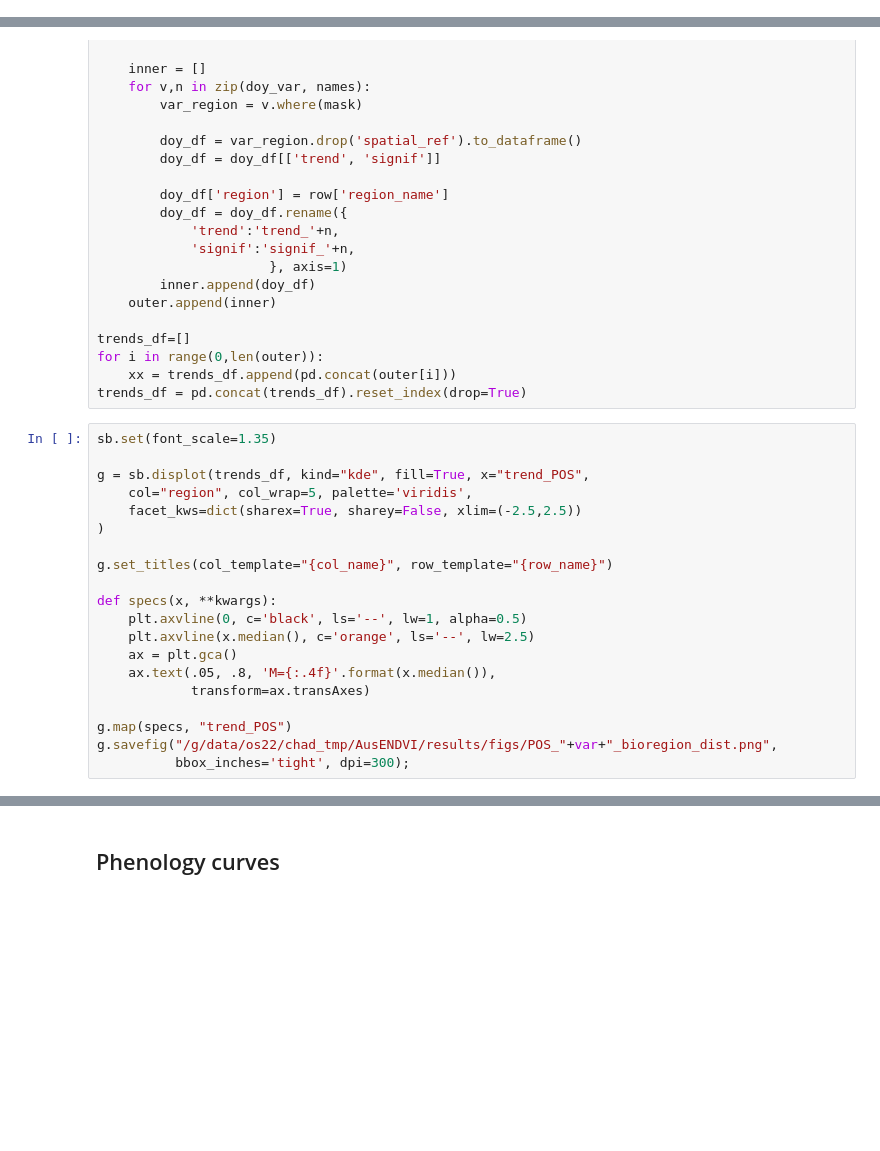
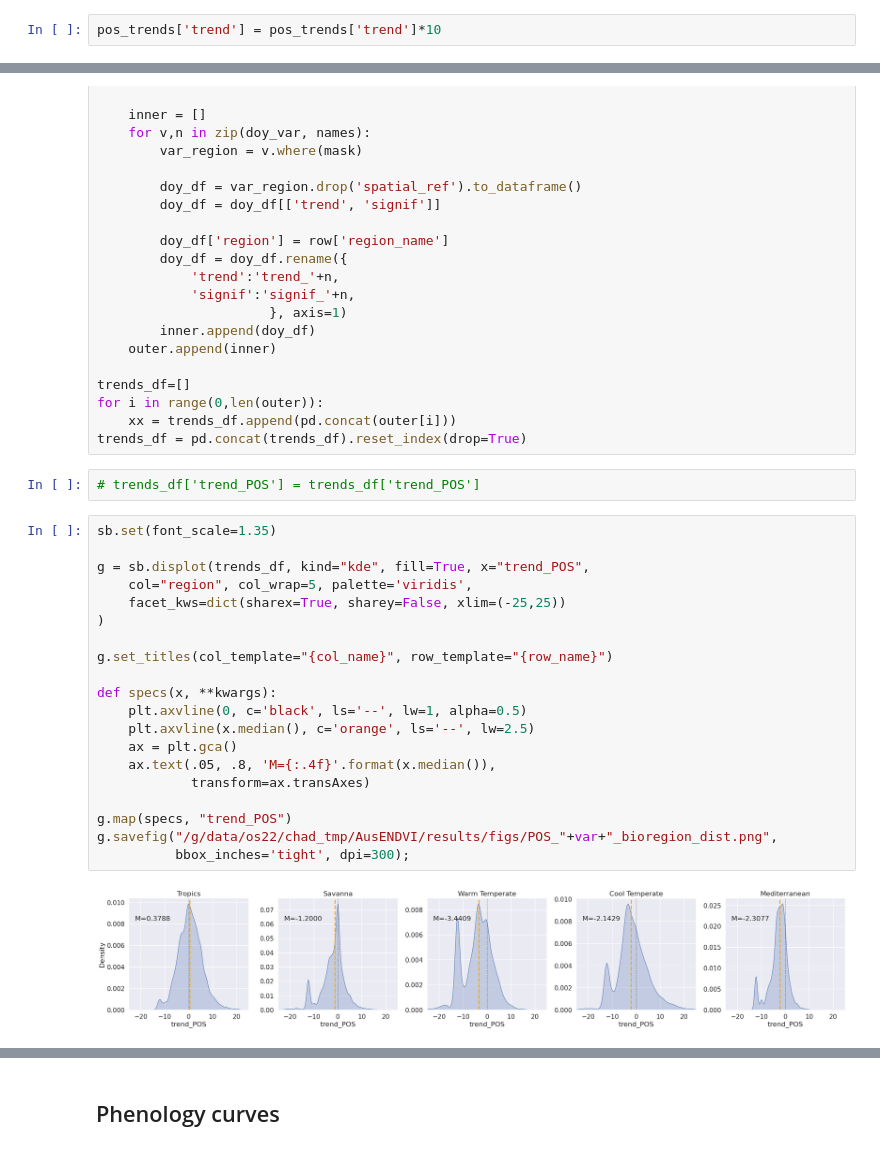
Before and after one commit to cbur24/AusENDVI, a Jupyter notebook: notebooks/analysis/Trends_in_Seasonality.ipynb, the cells around one changed output, grey strips where cells are left out. Cells and saved outputs as stored; diff of their text form; blank space fills up the shorter version.

```diff
--- a/notebooks/analysis/Trends_in_Seasonality.ipynb
+++ b/notebooks/analysis/Trends_in_Seasonality.ipynb
@@ -342,5 +366,7 @@ g.map_dataframe(annotate)
 # %% [markdown]
 #### The second way
+# %%
+pos_trends['trend'] = pos_trends['trend']*10
 # %%
 doy_var = [pos_trends, vpos_trends]
 names = ['POS', 'vPOS']
@@ -372,26 +398,30 @@ trends_df=[]
 for i in range(0,len(outer)):
     xx = trends_df.append(pd.concat(outer[i]))
 trends_df = pd.concat(trends_df).reset_index(drop=True)
+# %%
+# trends_df['trend_POS'] = trends_df['trend_POS']
 # %%
 sb.set(font_scale=1.35)
 
 g = sb.displot(trends_df, kind="kde", fill=True, x="trend_POS",
     col="region", col_wrap=5, palette='viridis',
-    facet_kws=dict(sharex=True, sharey=False, xlim=(-2.5,2.5))
+    facet_kws=dict(sharex=True, sharey=False, xlim=(-25,25))
 )
 
 g.set_titles(col_template="{col_name}", row_template="{row_name}")
 
 def specs(x, **kwargs):
     plt.axvline(0, c='black', ls='--', lw=1, alpha=0.5)
     plt.axvline(x.median(), c='orange', ls='--', lw=2.5)
     ax = plt.gca()
     ax.text(.05, .8, 'M={:.4f}'.format(x.median()),
             transform=ax.transAxes)
 
 g.map(specs, "trend_POS")
 g.savefig("/g/data/os22/chad_tmp/AusENDVI/results/figs/POS_"+var+"_bioregion_dist.png",
           bbox_inches='tight', dpi=300);
+# %% [output]
+[figure, added]
 # %%
 sb.set(font_scale=1.35)
 
```
Also changed, not shown: parts of 11 cells of this notebook.
